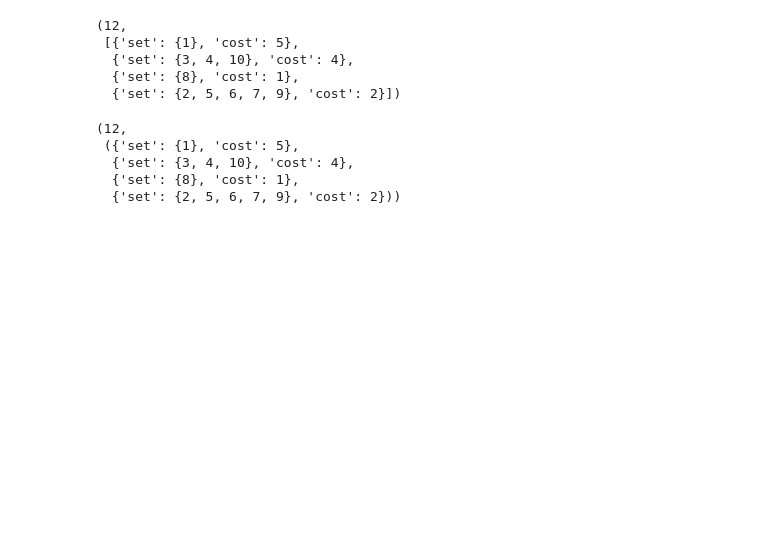
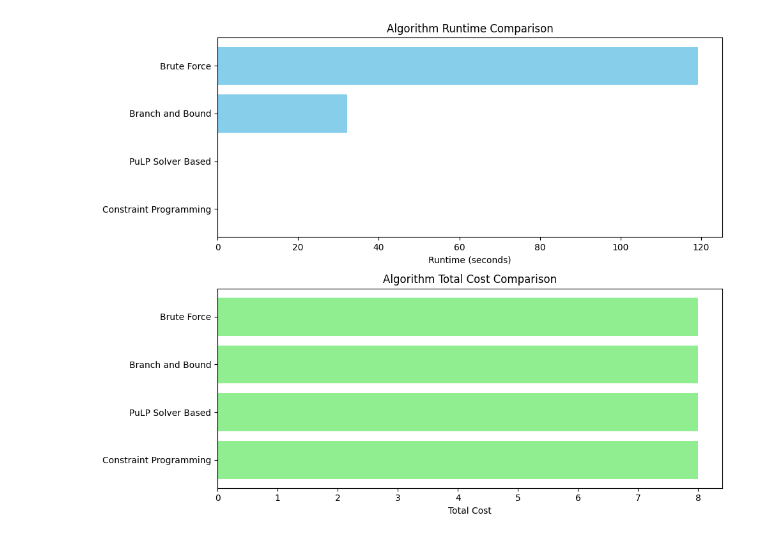
Before and after one commit to cevateness/set_partitioning_problem, a Jupyter notebook: spp_algos.ipynb, the cells around one changed output. Cells and saved outputs as stored; diff of their text form; code cells hidden in the pictures; blank space fills up the shorter version.

Commit message:
added some improvements on initial bb and comparison

```diff
--- a/spp_algos.ipynb
+++ b/spp_algos.ipynb
@@ -29,8 +41,8 @@ def generate_problem_instance(num_elements, num_subsets):
     return elements, subsets
 
 # Example usage
-num_elements = 10
-num_subsets = 20
+num_elements = 8
+num_subsets = 15
 
 elements, subsets = generate_problem_instance(num_elements, num_subsets)
 
@@ -143,7 +171,7 @@ def pulp_solver_based_solution():
 # %%
 from ortools.sat.python import cp_model
 
-def constraint_programming_solution():
+def ortools_cpmodel_solution():
     model = cp_model.CpModel()
 
     # Decision variables
@@ -185,16 +197,54 @@ pulp_solver_based_solution()
-# %%
-branch_and_bound()
-# %% [output]
-(12,
- [{'set': {1}, 'cost': 5},
-  {'set': {3, 4, 10}, 'cost': 4},
-  {'set': {8}, 'cost': 1},
-  {'set': {2, 5, 6, 7, 9}, 'cost': 2}])
-# %%
-brute_force_solution()
-# %% [output]
-(12,
- ({'set': {1}, 'cost': 5},
-  {'set': {3, 4, 10}, 'cost': 4},
-  {'set': {8}, 'cost': 1},
-  {'set': {2, 5, 6, 7, 9}, 'cost': 2}))
+# %%
+import time
+import matplotlib.pyplot as plt
+
+def time_algorithm(func):
+    """Wrapper function to time any algorithm."""
+    start_time = time.time()
+    total_cost, solution = func()  # Execute the algorithm
+    end_time = time.time()
+    runtime = end_time - start_time
+    return runtime, total_cost
+
+def compare_algorithms():
+    # Running the algorithms and recording results
+    algorithms = [
+        ("OR-tools Constraint Programming", ortools_cpmodel_solution),
+        ("PuLP Solver Based", pulp_solver_based_solution),
+        ("Branch and Bound", branch_and_bound),
+        ("Brute Force", brute_force_solution)
+    ]
+
+    results = []
+    for name, func in algorithms:
+        runtime, cost = time_algorithm(func)
+        results.append((name, runtime, cost))
+
+    return results
+
+def visualize_results(results):
+    # Extracting data for visualization
+    names = [name for name, _, _ in results]
+    runtimes = [runtime for _, runtime, _ in results]
+    costs = [cost for _, _, cost in results]
+
+    # Plotting the runtime comparison
+    fig, ax = plt.subplots(2, 1, figsize=(10, 8))
+
+    ax[0].barh(names, runtimes, color='skyblue')
+    ax[0].set_xlabel('Runtime (seconds)')
+    ax[0].set_title('Algorithm Runtime Comparison')
+
+    # Plotting the total cost comparison
+    ax[1].barh(names, costs, color='lightgreen')
+    ax[1].set_xlabel('Total Cost')
+    ax[1].set_title('Algorithm Total Cost Comparison')
+
+    plt.tight_layout()
+    plt.show()
+
+if __name__ == "__main__":
+    results = compare_algorithms()
+    visualize_results(results)
+# %% [output]
+[figure, added]
```
Also changed, not shown: parts of 6 cells of this notebook.
